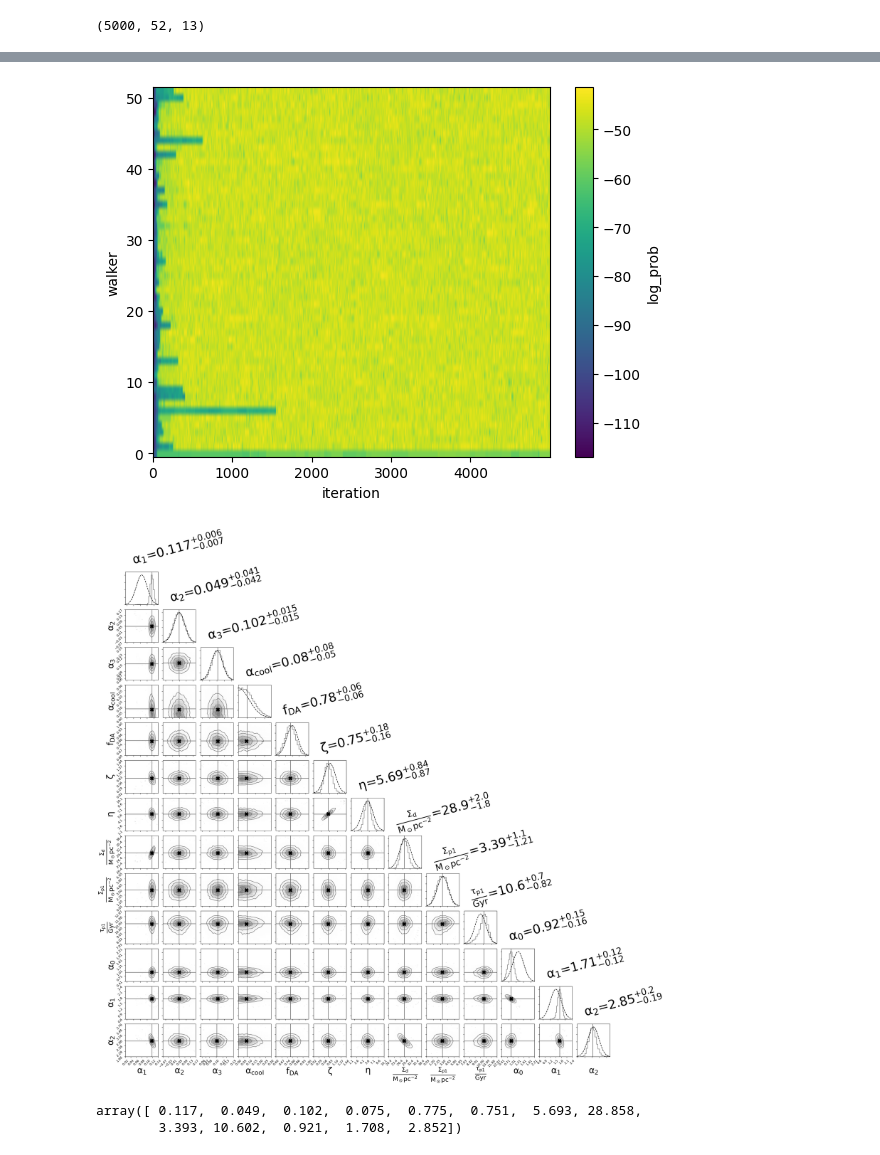
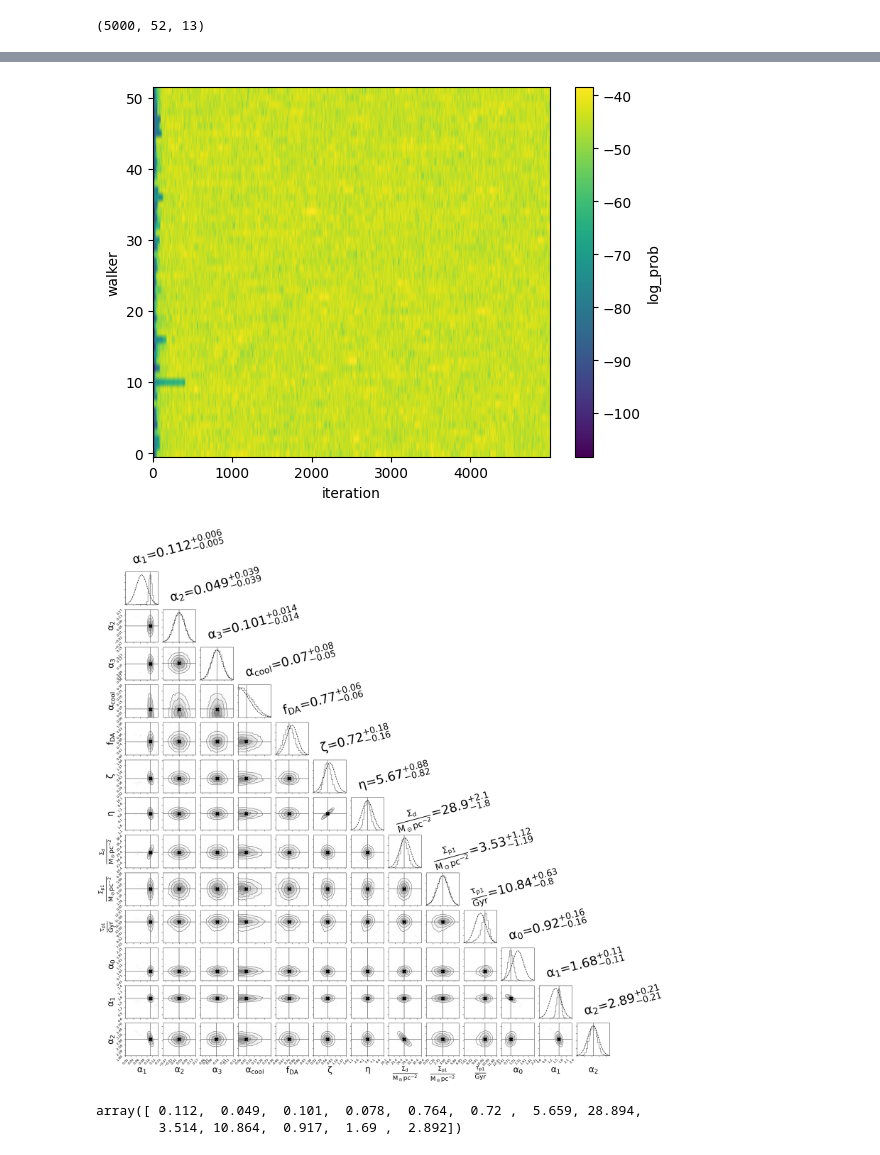
Before and after one commit to askenja/gaia-wd-fitting, a Jupyter notebook: 6a--MCMC_Analysis.ipynb, the cells around one changed output, grey strips where cells are left out. Saved outputs shown, nothing was run; the diff lists cells and outputs as text; code cells hidden in the pictures.

```diff
--- a/6a--MCMC_Analysis.ipynb
+++ b/6a--MCMC_Analysis.ipynb
@@ -12,5 +13,5 @@ from helpers import MCMCLogger
 # %%
-dir_inp = './output/mcmc_pop5' # input folder with the MCMC results
+dir_inp = './output/mcmc_pop5_basti' # input folder with the MCMC results
 combined = False               # option when the run was interrupted and resumed
 # %%
 def find_substring(string, element1, element2):
@@ -214,7 +214,7 @@ plt.colorbar(label='log_prob')
 plt.xlabel('iteration'); plt.ylabel('walker')
 plt.show()
 # %% [output]
-[figure, old version]
+[figure, new version]
 # %%
 # Corner plot, all iterations after burn-in
 
@@ -261,7 +261,8 @@ hist2d_kwargs={'norm': mpl.colors.LogNorm(vmin=1e-5),
                'cmap': 'Greys_r'}
 
 # I might need to exclude a stucked chain and recalculate best parameters
-clean_chains = chains[:, 1:, :] # np.hstack((chains[:, :14, :],chains[:, 15:, :]))
+#clean_chains = chains[:, 1:, :] # np.hstack((chains[:, :14, :],chains[:, 15:, :]))
+clean_chains = chains
 clean_samples = get_sample(clean_chains,ind1, 1,flat=True)
 
 best_values_corr, er1_corr, er2_corr = [],[],[]
@@ -299,40 +300,40 @@ for i1 in range(ndim):
         if i1 == ndim - 1:
             ax.xaxis.set_ticks(np.round(np.linspace(ranges[i2][0],ranges[i2][1],7),2))
         if i2 == 0:
             ax.yaxis.set_ticks(np.round(np.linspace(ranges[i1][0],ranges[i1][1],7),2))
         if i2 != 0 and i1 != ndim - 1:
             ax.xaxis.set_ticklabels([])
             ax.yaxis.set_ticklabels([])
 
     x = np.linspace(ranges[i1][0],ranges[i1][1],50)
     dx = x[1]-x[0]
     if i1==120 or i1==150:
         #mean = 13 - fitmode['parmean'][i1]
         #prior = np.exp(-(x-mean)**2/2/fitmode['parsigm'][i1]**2)
         pass
     else:
         prior = np.exp(-(x-params_mean[i1])**2/2/params_sigma[i1]**2)
 
     #axes[i1,i1].plot(x,prior/np.sum(prior*dx)*(30/50),c='k',ls='--')
     axes[i1,i1].plot(x,prior/np.max(prior),c='k',ls='--')
     axes[i1,i1].xaxis.set_ticklabels([])
     axes[i1,i1].set_xlim(ranges[i1][0],ranges[i1][1])
     axes[i1,i1].set_ylim(0,1.1)
     pos = axes[i1,i1].get_position()
     title = r"${{{0}}}_{{-{1}}}^{{+{2}}}$"
     label = p_names[i1] + '=' + title.format(round(best_values[i1],nround[i1]),
                                             round(err1[i1],nround[i1]),round(err2[i1],nround[i1]))
     fig.text(pos.x0+pos.width/4,pos.y0+1.25*pos.height,label,fontsize=40,rotation=15, rotation_mode='anchor')
 
 fig.savefig(os.path.join(dir_inp,'posterior_all_samples.png'))
 # %% [output]
-[figure, old version]
+[figure, new version]
 # %%
 # Print the best parameter values
 np.array(best_values_corr)
 # %% [output]
-array([ 0.117,  0.049,  0.102,  0.075,  0.775,  0.751,  5.693, 28.858,
-        3.393, 10.602,  0.921,  1.708,  2.852])
+array([ 0.112,  0.049,  0.101,  0.078,  0.764,  0.72 ,  5.659, 28.894,
+        3.514, 10.864,  0.917,  1.69 ,  2.892])
 # %%
 # Check for stucked chains
 # plt.plot(chains[:,2,1],lw=0.5)
```
Also changed, not shown: parts of 6 cells of this notebook, 8 other files.
